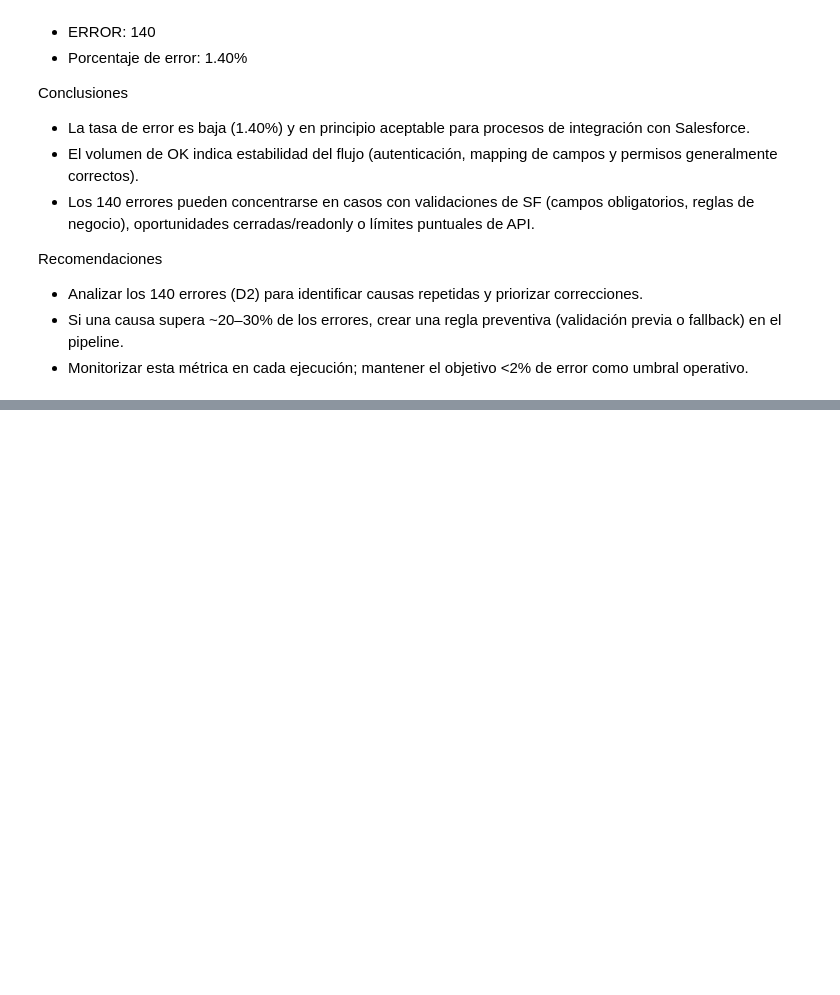
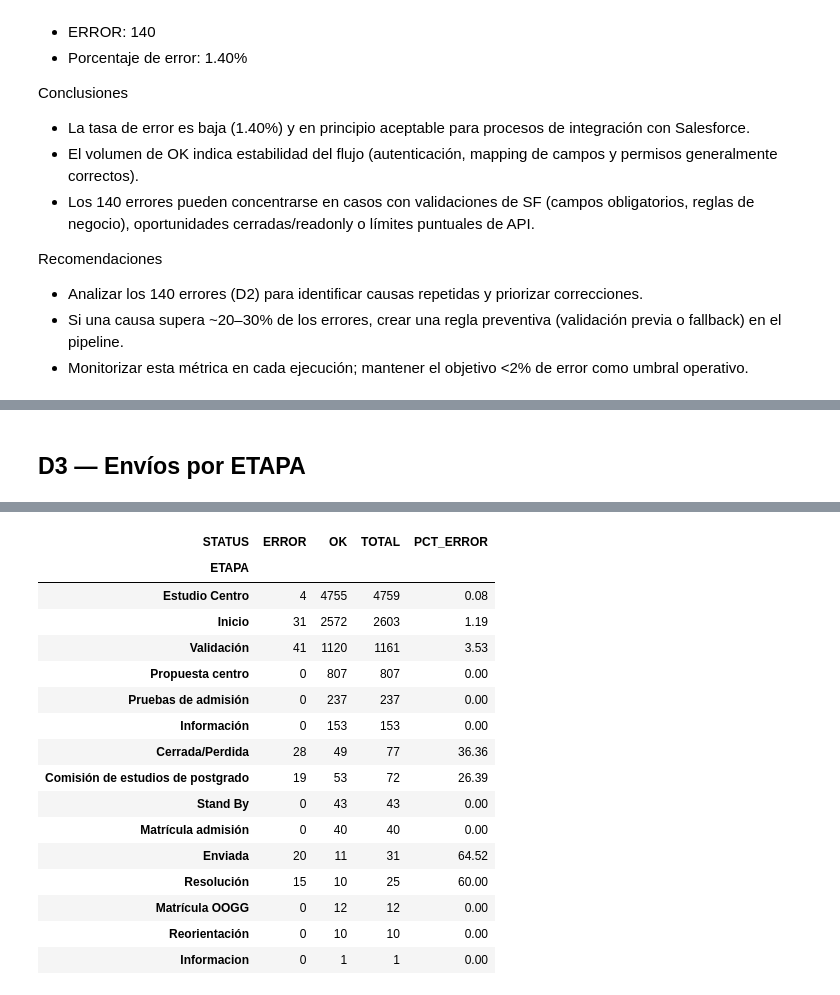
Before and after one commit to MiguelHernandezCorral/UNAV, a Jupyter notebook: notebooks/2026-3-24_Plan de revision.ipynb, the cells around one changed output, grey strips where cells are left out. Saved outputs shown, nothing was run; the diff lists cells and outputs as text; code cells hidden in the pictures; blank space fills up the shorter version.

```diff
--- a/notebooks/2026-3-24_Plan de revision.ipynb
+++ b/notebooks/2026-3-24_Plan de revision.ipynb
@@ -1538,0 +1614,49 @@ Muestra de OPP_ID con ERROR (para revisión puntual):
+# %% [markdown]
+## D3 — Envíos por ETAPA
+# %%
+# D3 — Envíos por ETAPA (OK) y detección de etapas con más fallos
+
+import pandas as pd
+import sys; sys.path.insert(0, 'src')
+from oracle_connector import OracleConnector
+from IPython.display import display
+
+conn = OracleConnector()
+
+# Cargar tablas
+df_log = pd.DataFrame(conn.read_table('PMAT_SF_SYNC_LOG'))
+df_act = pd.DataFrame(conn.read_table('PMAT_PRED_ACTUAL'))
+
+# Normalizar
+df_log.columns = [c.strip().upper() for c in df_log.columns]
+df_act.columns = [c.strip().upper() for c in df_act.columns]
+if 'FECHA_ENVIO' in df_log.columns:
+    df_log['FECHA_ENVIO'] = pd.to_datetime(df_log['FECHA_ENVIO'], errors='coerce')
+
+# Ventana reciente (como D1: últimos 10k)
+df_log = df_log.sort_values('FECHA_ENVIO')
+ventana = df_log.tail(10000) if len(df_log) > 10000 else df_log.copy()
+
+# Join por OPP_ID
+if 'OPP_ID' not in ventana.columns or 'OPP_ID' not in df_act.columns:
+    raise SystemExit("Falta OPP_ID en alguna tabla para el cruce.")
+
+df_join = ventana.merge(df_act[['OPP_ID','ETAPA']], on='OPP_ID', how='left')
+
+# 1) Cuántos enviados con éxito por ETAPA
+ok_by_etapa = (df_join[df_join['STATUS']=='OK']
+               .groupby('ETAPA')['STATUS'].size()
+               .sort_values(ascending=False))
+print("D3 — Envíos OK por ETAPA (top 15):")
+print(ok_by_etapa.head(15).to_string())
+
+# 2) ¿Alguna etapa falla más? (% ERROR por ETAPA)
+counts = df_join.groupby(['ETAPA','STATUS']).size().unstack(fill_value=0)
+counts['TOTAL'] = counts.sum(axis=1)
+if 'ERROR' not in counts.columns:
+    counts['ERROR'] = 0
+counts['PCT_ERROR'] = (counts['ERROR'] / counts['TOTAL'] * 100).round(2)
+
+print("\nD3 — % ERROR por ETAPA (top 15 por TOTAL):")
+display(counts.sort_values('TOTAL', ascending=False).head(15))
+# %% [output]
@@ -1538,0 +1682,17 @@ Muestra de OPP_ID con ERROR (para revisión puntual):
+| STATUS | ERROR | OK | TOTAL | PCT_ERROR |
+| ETAPA |  |  |  |  |
+| Estudio Centro | 4 | 4755 | 4759 | 0.08 |
+| Inicio | 31 | 2572 | 2603 | 1.19 |
+| Validación | 41 | 1120 | 1161 | 3.53 |
+| Propuesta centro | 0 | 807 | 807 | 0.00 |
+| Pruebas de admisión | 0 | 237 | 237 | 0.00 |
+| Información | 0 | 153 | 153 | 0.00 |
+| Cerrada/Perdida | 28 | 49 | 77 | 36.36 |
+| Comisión de estudios de postgrado | 19 | 53 | 72 | 26.39 |
+| Stand By | 0 | 43 | 43 | 0.00 |
+| Matrícula admisión | 0 | 40 | 40 | 0.00 |
+| Enviada | 20 | 11 | 31 | 64.52 |
+| Resolución | 15 | 10 | 25 | 60.00 |
+| Matrícula OOGG | 0 | 12 | 12 | 0.00 |
+| Reorientación | 0 | 10 | 10 | 0.00 |
+| Informacion | 0 | 1 | 1 | 0.00 |
```
Also changed, not shown: parts of 18 cells of this notebook.
